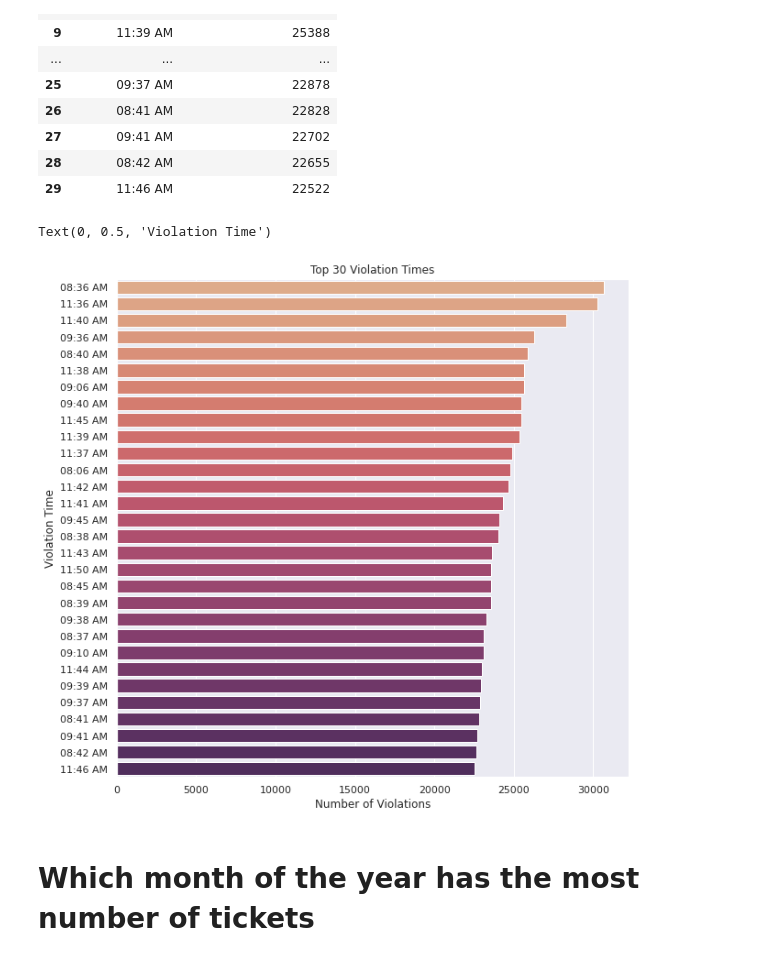
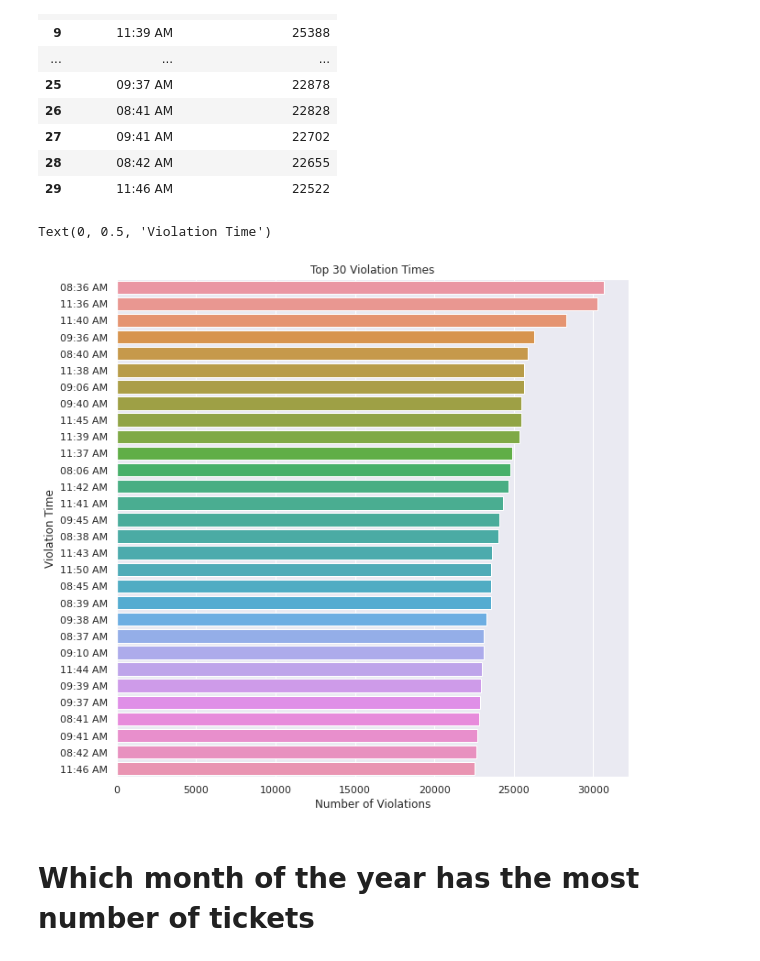
Before and after one commit to Amruta-Nadgouda/DataMiningProject, a Jupyter notebook: EDA_Kirti.ipynb, the cells around one changed output. Drawn from its saved outputs; the diff is of its cells as text; code cells hidden in the pictures.

```diff
--- a/EDA_Kirti.ipynb
+++ b/EDA_Kirti.ipynb
@@ -113,13 +114,14 @@ vt_df
 # %%
 sns.set()
 plt.figure(figsize=(10,10))
-sns.barplot( x = 'Number of Violations', y = 'Violation Time', data = vt_df, palette="flare")
+sns.barplot( x = 'Number of Violations', y = 'Violation Time', data = vt_df)
+sns.color_palette("flare", as_cmap=True)
 plt.title('Top 30 Violation Times')
 plt.xlabel('Number of Violations')
 plt.ylabel('Violation Time')
 # %% [output]
 Text(0, 0.5, 'Violation Time')
-[figure, old version]
+[figure, new version]
 # %% [markdown]
 # Which month of the year has the most number of tickets
 # %%
```
Also changed, not shown: parts of 7 cells of this notebook.
